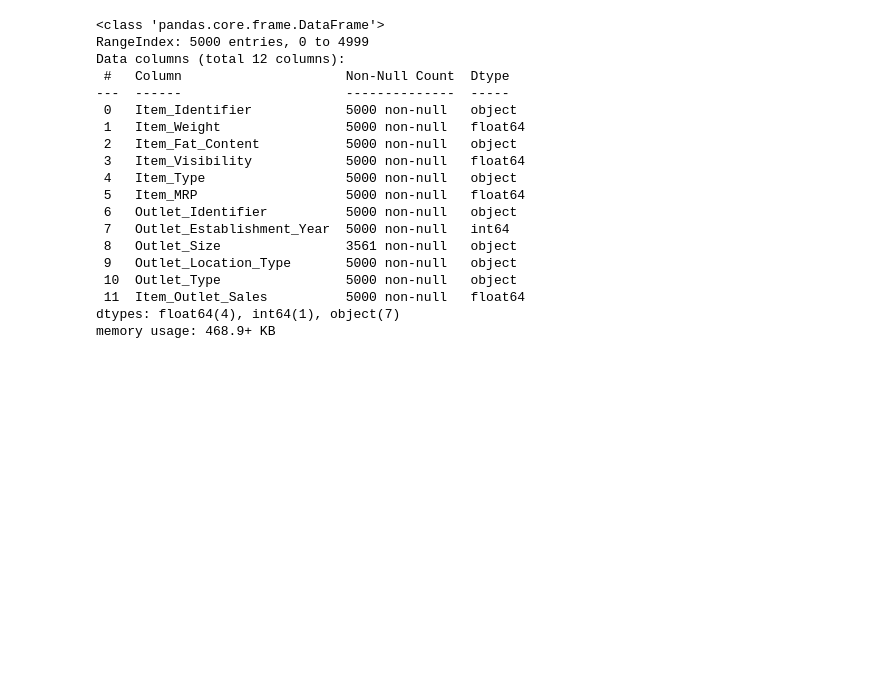
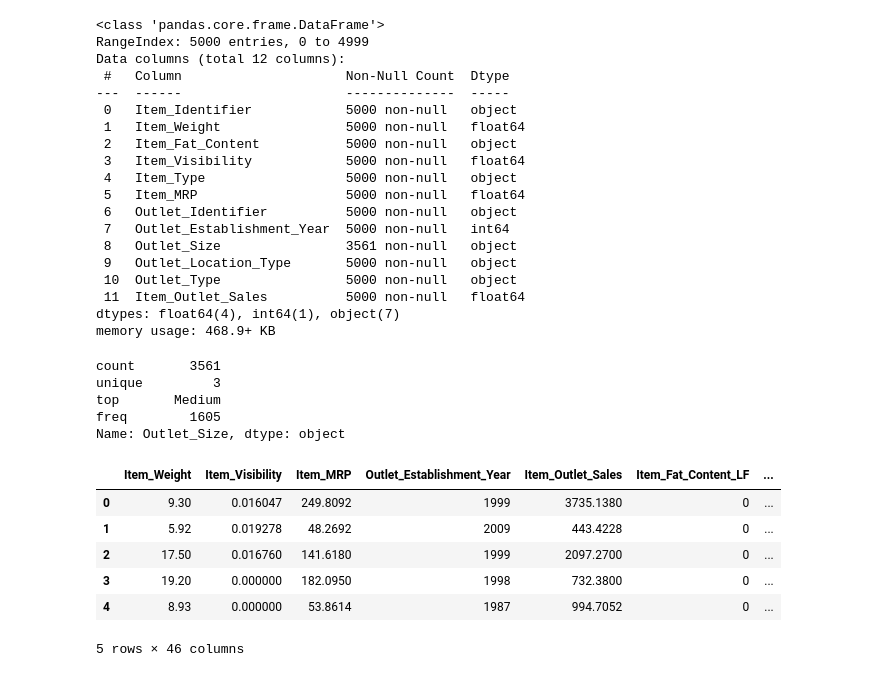
Before and after one commit to SeanMarcusJensen/Exam_MachineLearning, a Jupyter notebook: notebooks/MLPKeras.ipynb, the cells around one changed output. Cells and saved outputs as stored; diff of their text form; code cells hidden in the pictures; blank space fills up the shorter version.

```diff
--- a/notebooks/MLPKeras.ipynb
+++ b/notebooks/MLPKeras.ipynb
@@ -155,3 +137,26 @@ Data columns (total 12 columns):
  11  Item_Outlet_Sales          5000 non-null   float64
 dtypes: float64(4), int64(1), object(7)
 memory usage: 468.9+ KB
+# %%
+dataframe['Outlet_Size'].describe()
+# %% [output]
+count       3561
+unique         3
+top       Medium
+freq        1605
+Name: Outlet_Size, dtype: object
+# %%
+dataframe['Outlet_Size'].fillna(inplace=True, value='Medium')
+dataframe.drop(columns=['Item_Identifier'], inplace=True)
+# %%
+dataframe = pd.get_dummies(dataframe)
+# %%
+dataframe.head()
+# %% [output]
+|  | Item_Weight | Item_Visibility | Item_MRP | Outlet_Establishment_Year | Item_Outlet_Sales | Item_Fat_Content_LF | ... |
+| 0 | 9.30 | 0.016047 | 249.8092 | 1999 | 3735.1380 | 0 | ... |
+| 1 | 5.92 | 0.019278 | 48.2692 | 2009 | 443.4228 | 0 | ... |
+| 2 | 17.50 | 0.016760 | 141.6180 | 1999 | 2097.2700 | 0 | ... |
+| 3 | 19.20 | 0.000000 | 182.0950 | 1998 | 732.3800 | 0 | ... |
+| 4 | 8.93 | 0.000000 | 53.8614 | 1987 | 994.7052 | 0 | ... |
+5 rows × 46 columns
```
Also changed, not shown: parts of 4 cells of this notebook.
